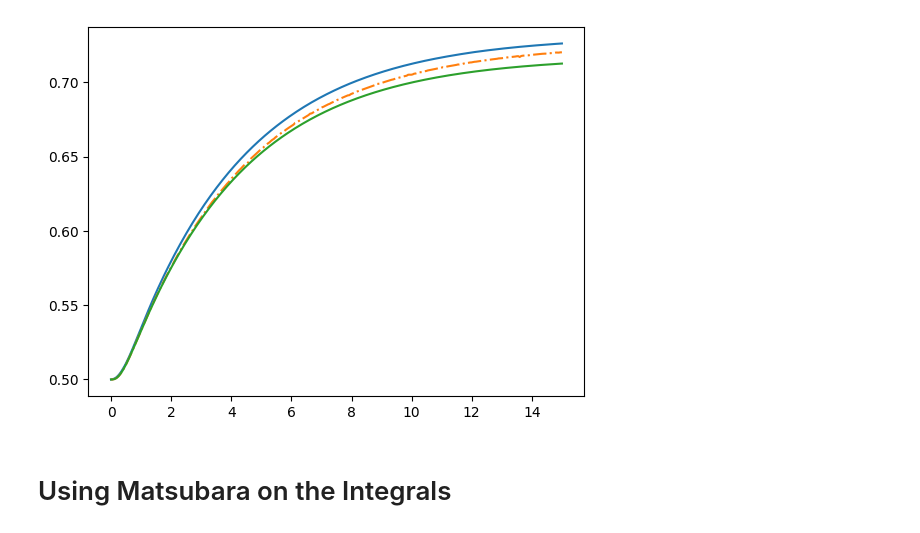
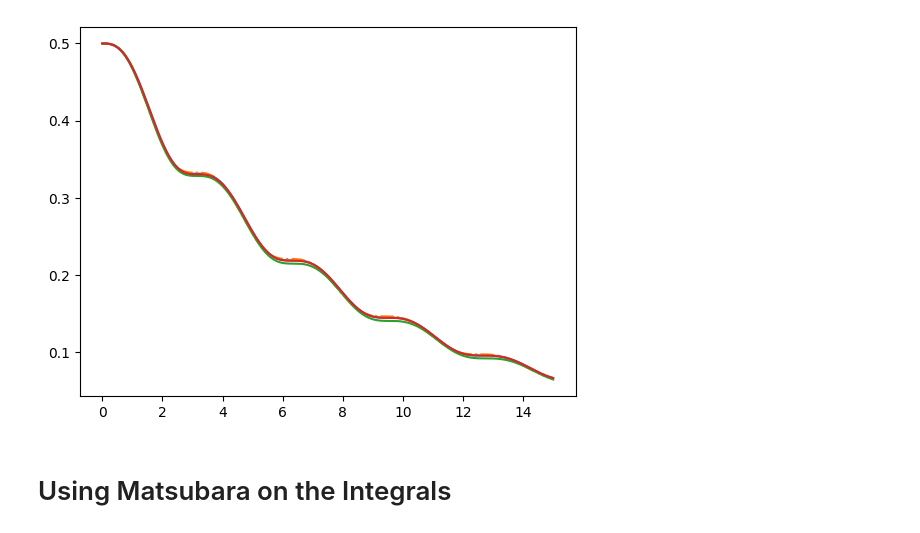
Before and after one commit to mcditoos/NonMarkovianMethods, a Jupyter notebook: nmm/cumulant/testing.ipynb, the cells around one changed output. Saved outputs shown, nothing was run; the diff lists cells and outputs as text; code cells hidden in the pictures.

```diff
--- a/nmm/cumulant/testing.ipynb
+++ b/nmm/cumulant/testing.ipynb
@@ -53,14 +57,22 @@ Total run time: 101.20s
+# %%
+a_ops = [[Qobj(rd.Qs[0].data),bath1.power_spectrum]]
+resultBR = brmesolve(
+    Qobj(rd.Hsys.data), Qobj(rho0.data), t, a_ops=a_ops,sec_cutoff=-1
+)
 # %%
-pop=[i[1,1] for i in result.states]
-cohcum=population(ans,1,1)
-states=[ans_red.y[:,i].reshape(2,2)[1,1] for i in range(len(t))]
+pop=[i[0,1] for i in result.states]
+cohcum=population(ans,0,1)
+states=[ans_red.y[:,i].reshape(2,2)[0,1] for i in range(len(t))]
+pop_br=[i[0,1] for i in resultBR.states]
 # %%
 plt.plot(t,np.abs(states))
 plt.plot(cc.t,np.abs(cohcum),"-.")
 plt.plot(t,np.abs(pop))
+plt.plot(t,np.abs(pop_br))
+
 plt.show()
 # %% [output]
-[figure, old version]
+[figure, new version]
 # %% [markdown]
 # Using Matsubara on the Integrals
 # %%
```
Also changed, not shown: parts of 3 cells of this notebook, 9 other files.
